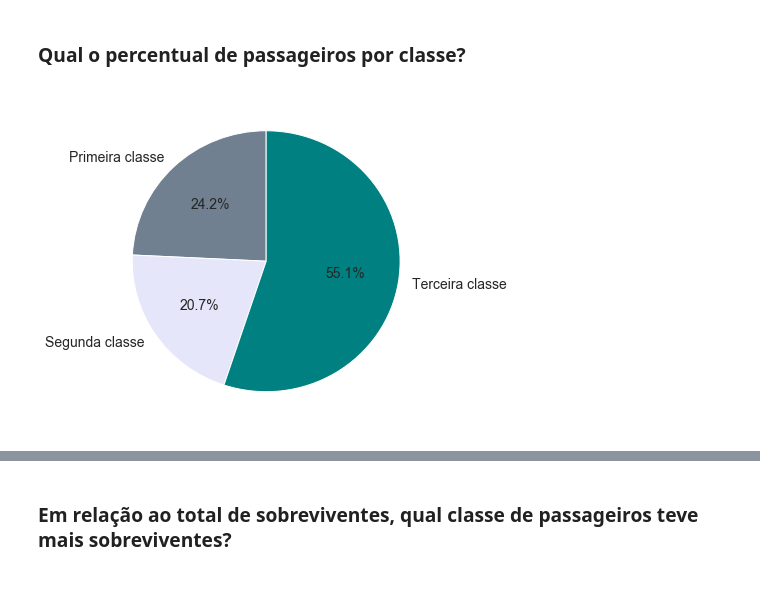
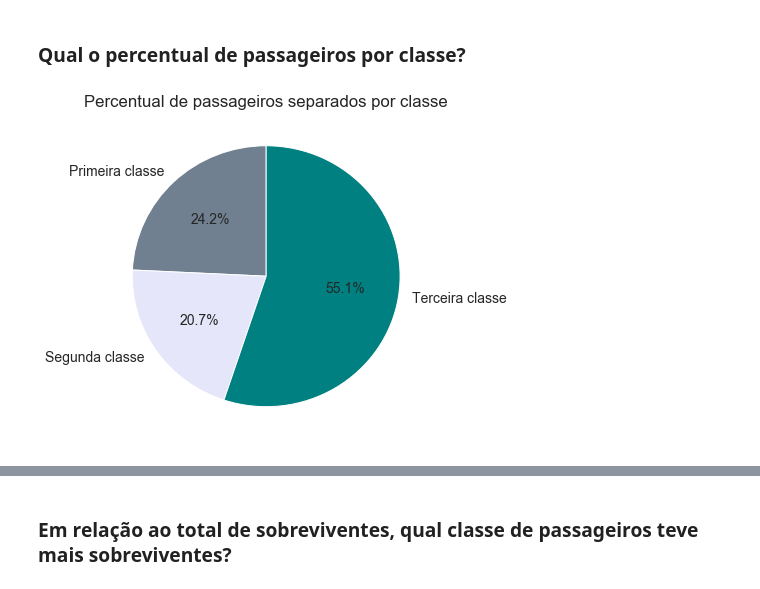
Before and after one commit to rovedajr/Udacity_FDSI_02, a Jupyter notebook: analise_titanic.ipynb, the cells around one changed output, grey strips where cells are left out. Cells and saved outputs as stored; diff of their text form; code cells hidden in the pictures.

```diff
--- a/analise_titanic.ipynb
+++ b/analise_titanic.ipynb
@@ -50,11 +34,11 @@ memory usage: 48.7+ KB
 A solução, conforme apresentada em exercícios anteriores, é pegar a média de valores da coluna e preencher os espaços vazios com esse valor.
 # %%
 # preenchendo com o valor médio da coluna nas células em branco
-mean_age = dfc['Age'].mean()
-dfc['Age'].fillna(mean_age, inplace=True)
+mean_age = df['Age'].mean()
+df['Age'].fillna(mean_age, inplace=True)
 
 # verificando novamente se os dados estão OK
-dfc.info()
+df.info()
 # %% [output]
 <class 'pandas.core.frame.DataFrame'>
 Int64Index: 891 entries, 1 to 891
@@ -113,17 +103,18 @@ plt.show()
 # %%
 # análise preliminar
 fclass = dfc.query('Pclass == 1')['Pclass'].count()
 sclass = dfc.query('Pclass == 2')['Pclass'].count()
 tclass = dfc.query('Pclass == 3')['Pclass'].count()
 
 # Pie chart, where the slices will be ordered and plotted counter-clockwise:
 labels = 'Primeira classe', 'Segunda classe', 'Terceira classe'
 sizes = [fclass, sclass, tclass]
 colors= ['slategray', 'lavender', 'teal']
 plt.rcParams['font.size'] = 14.0
 
 fig1, ax1 = plt.subplots(figsize=(6,6))
 ax1.pie(sizes, labels=labels, autopct='%1.1f%%', colors=colors, startangle=90)
+plt.title('Percentual de passageiros separados por classe')
 plt.show();
 # %% [output]
-[figure, old version]
+[figure, new version]
```
Also changed, not shown: parts of 22 cells of this notebook, 1 other file.
